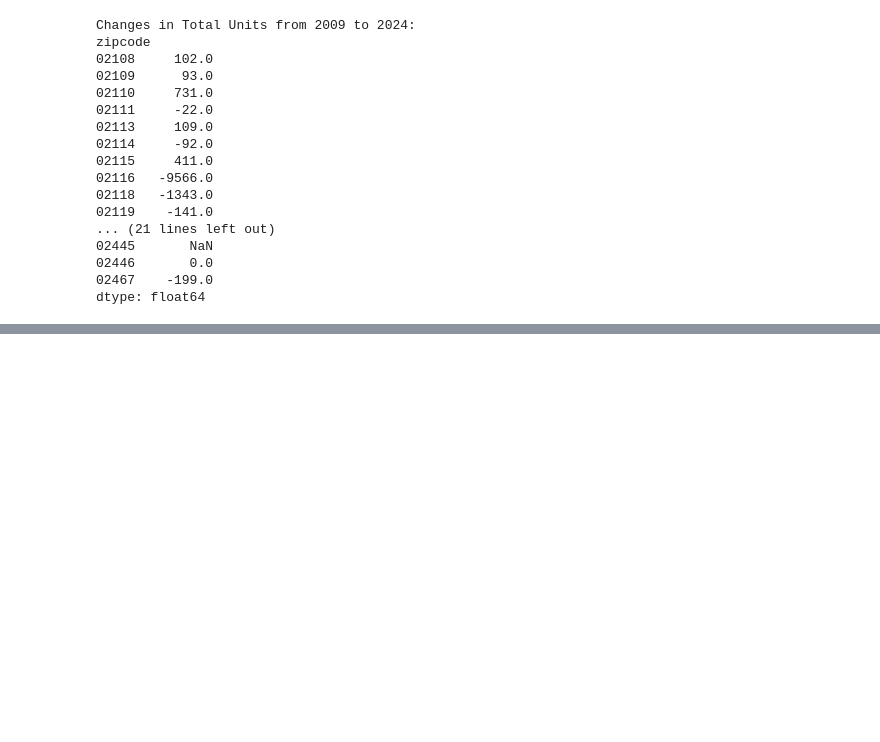
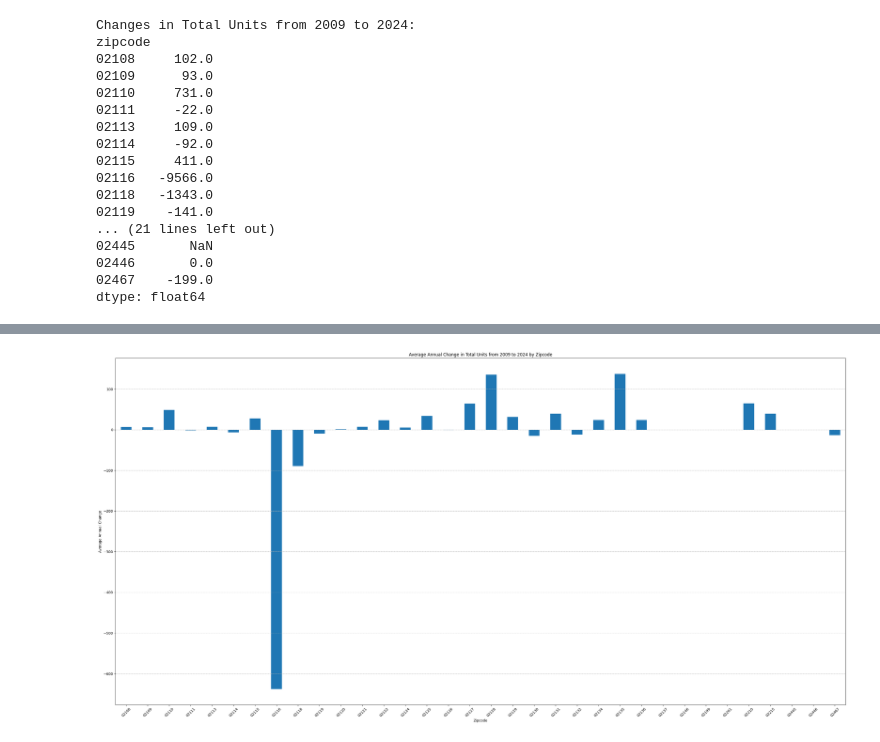
Before and after one commit to BU-Spark/ds-boston-remodeling, a Jupyter notebook: sp24-team-b/Early-Insight-Report.ipynb, the cells around one changed output, grey strips where cells are left out. Drawn from its saved outputs; the diff is of its cells as text; code cells hidden in the pictures; blank space fills up the shorter version.

```diff
--- a/sp24-team-b/Early-Insight-Report.ipynb
+++ b/sp24-team-b/Early-Insight-Report.ipynb
@@ -166,3 +166,9 @@ zipcode
 02446       0.0
 02467    -199.0
 dtype: float64
+# %%
+change_df_avg = change_df/ (latest_year - first_year)
+
+# Display the changes
+print(f"Changes in Total Units from 2009 to {latest_year} on average each year:")
+print(change_df_avg)
@@ -168,0 +193,20 @@ dtype: float64
+# %%
+import pandas as pd
+import numpy as np
+import matplotlib.pyplot as plt
+
+# Simulate a pivot_df DataFrame for demonstration purposes
+# Assuming the DataFrame contains total units for different zipcodes over various years
+
+# Plotting the changes as a bar chart
+plt.figure(figsize=(30, 15))
+change_df_avg.plot(kind='bar')
+plt.title(f"Average Annual Change in Total Units from 2009 to {latest_year} by Zipcode")
+plt.xlabel("Zipcode")
+plt.ylabel("Average Annual Change")
+plt.xticks(rotation=45)
+plt.grid(axis='y', linestyle='--')
+plt.tight_layout()
+plt.show()
+# %% [output]
+[figure, added]
```
Also changed, not shown: parts of 1 cell of this notebook, 3 other files.
